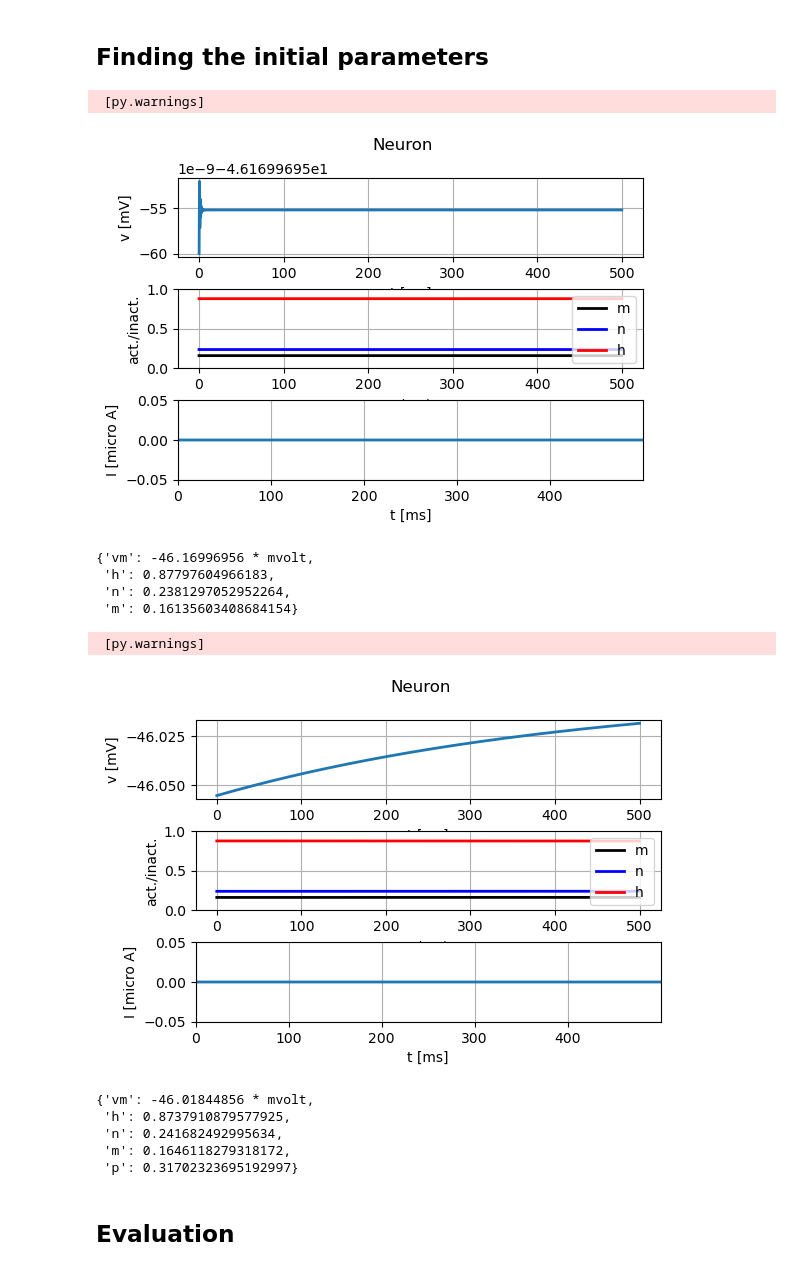
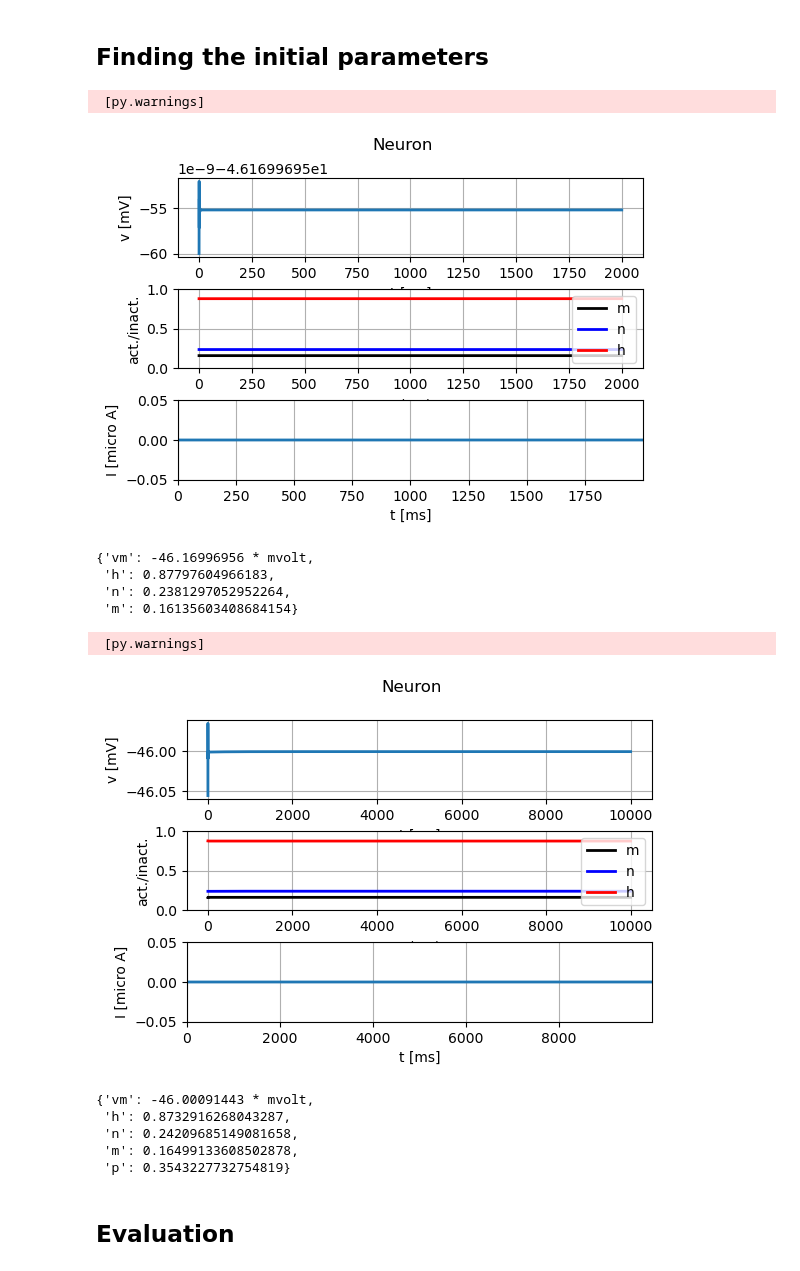
Before and after one commit to belamenso/biomod-single-neuron, a Jupyter notebook: Neuron models.ipynb, the cells around one changed output. Drawn from its saved outputs; the diff is of its cells as text; code cells hidden in the pictures.

```diff
--- a/Neuron models.ipynb
+++ b/Neuron models.ipynb
@@ -144,7 +144,7 @@ def adaptive(input_current, simulation_time):
     neuron.m = 0.16381271422582958
     neuron.h = 0.8748396735213335
     neuron.n = 0.24080902332772933
-    neuron.p = 0.23876524919668762
+    neuron.p = 0.3530658233279811
 
     st_mon = b2.StateMonitor(neuron, ["vm", "I_e", "I_Na", "I_K", "I_M", "m", "n", "h", "p"], record=True)
 
@@ -156,11 +156,11 @@ def adaptive(input_current, simulation_time):
 # %% [markdown]
 ## Finding the initial parameters
 # %%
-state_monitor = regular_spiking(input_factory.get_zero_current(), 500 * b2.ms)
+state_monitor = regular_spiking(input_factory.get_zero_current(), 2000 * b2.ms)
 plot_data(state_monitor, title="Neuron")
 # %% [output]
  [py.warnings]
-[figure, old version]
+[figure, new version]
 # %%
 {
     'vm': state_monitor.vm[0].tolist()[-1],
@@ -174,11 +174,11 @@ plot_data(state_monitor, title="Neuron")
  'n': 0.2381297052952264,
  'm': 0.16135603408684154}
 # %%
-state_monitor = adaptive(input_factory.get_zero_current(), 500 * b2.ms)
+state_monitor = adaptive(input_factory.get_zero_current(), 10000 * b2.ms)
 plot_data(state_monitor, title="Neuron")
 # %% [output]
  [py.warnings]
-[figure, old version]
+[figure, new version]
 # %%
 {
     'vm': state_monitor.vm[0].tolist()[-1],
@@ -188,11 +188,11 @@ plot_data(state_monitor, title="Neuron")
     'p': state_monitor.p[0].tolist()[-1],
 }
 # %% [output]
-{'vm': -46.01844856 * mvolt,
- 'h': 0.8737910879577925,
- 'n': 0.241682492995634,
- 'm': 0.1646118279318172,
- 'p': 0.31702323695192997}
+{'vm': -46.00091443 * mvolt,
+ 'h': 0.8732916268043287,
+ 'n': 0.24209685149081658,
+ 'm': 0.16499133608502878,
+ 'p': 0.3543227732754819}
 # %% [markdown]
 ## Evaluation
 # %%
```
Also changed, not shown: parts of 1 cell of this notebook.
